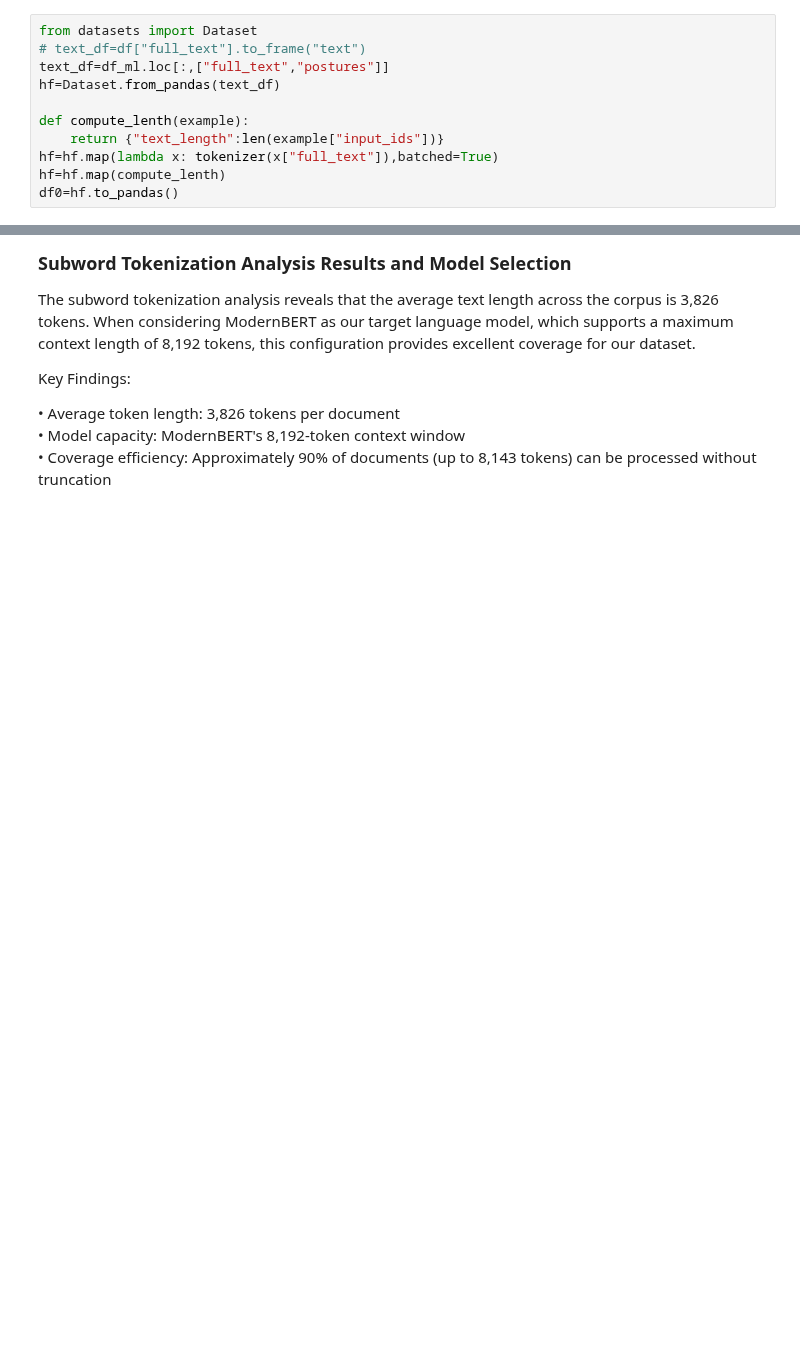
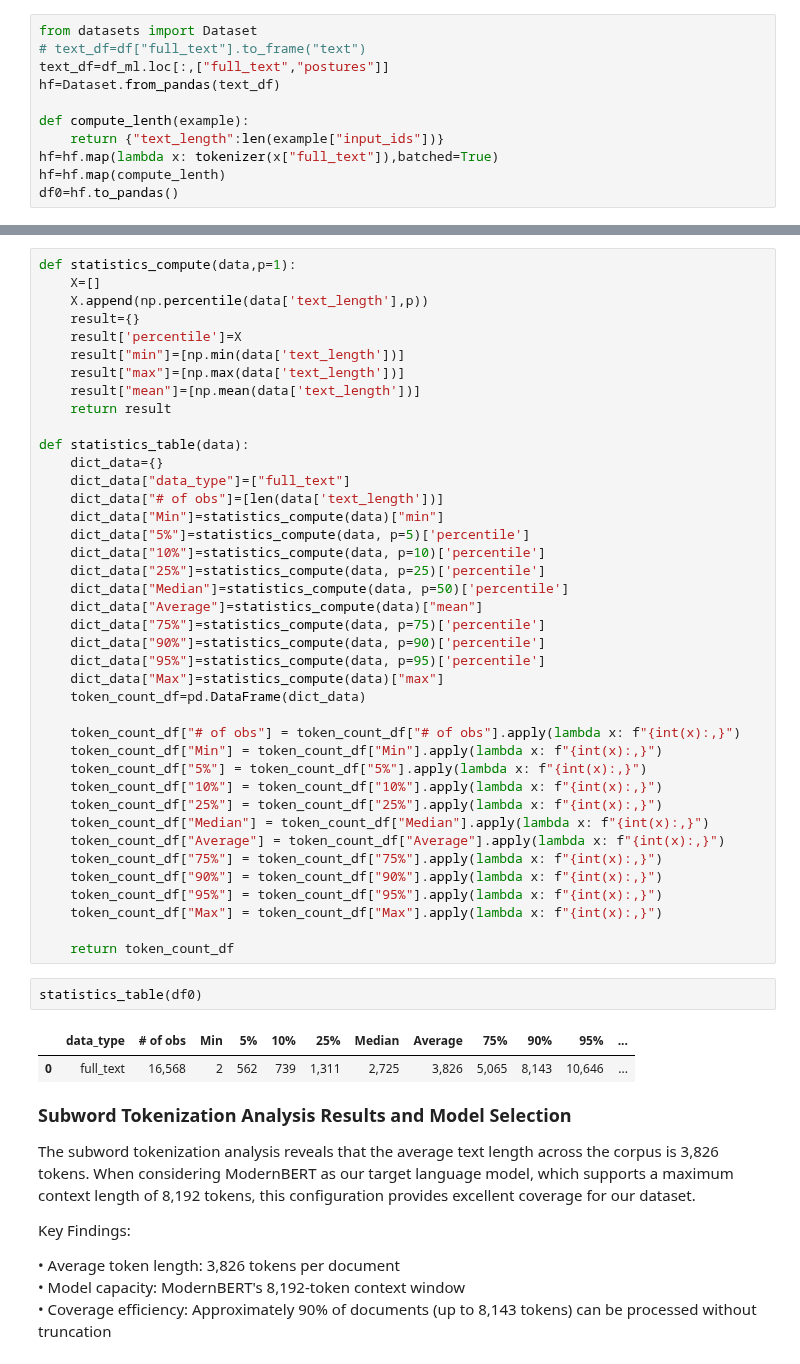
Before and after one commit to iamjiang/Misc, a Jupyter notebook: report/data_analysis_q1.ipynb, the cells around one changed output, grey strips where cells are left out. Cells and saved outputs as stored; diff of their text form; blank space fills up the shorter version.

Commit message:
update data analysis

```diff
--- a/report/data_analysis_q1.ipynb
+++ b/report/data_analysis_q1.ipynb
@@ -1127,3 +1118,48 @@ plt.show()
+# %%
+def statistics_compute(data,p=1):
+    X=[]
+    X.append(np.percentile(data['text_length'],p))
+    result={}
+    result['percentile']=X
+    result["min"]=[np.min(data['text_length'])]
+    result["max"]=[np.max(data['text_length'])]
+    result["mean"]=[np.mean(data['text_length'])]
+    return result
+
+def statistics_table(data):
+    dict_data={}
+    dict_data["data_type"]=["full_text"]
+    dict_data["# of obs"]=[len(data['text_length'])]
+    dict_data["Min"]=statistics_compute(data)["min"]
+    dict_data["5%"]=statistics_compute(data, p=5)['percentile']
+    dict_data["10%"]=statistics_compute(data, p=10)['percentile']
+    dict_data["25%"]=statistics_compute(data, p=25)['percentile']
+    dict_data["Median"]=statistics_compute(data, p=50)['percentile']
+    dict_data["Average"]=statistics_compute(data)["mean"]
+    dict_data["75%"]=statistics_compute(data, p=75)['percentile']
+    dict_data["90%"]=statistics_compute(data, p=90)['percentile']
+    dict_data["95%"]=statistics_compute(data, p=95)['percentile']
+    dict_data["Max"]=statistics_compute(data)["max"]
+    token_count_df=pd.DataFrame(dict_data)
+
+    token_count_df["# of obs"] = token_count_df["# of obs"].apply(lambda x: f"{int(x):,}")
+    token_count_df["Min"] = token_count_df["Min"].apply(lambda x: f"{int(x):,}")
+    token_count_df["5%"] = token_count_df["5%"].apply(lambda x: f"{int(x):,}")
+    token_count_df["10%"] = token_count_df["10%"].apply(lambda x: f"{int(x):,}")
+    token_count_df["25%"] = token_count_df["25%"].apply(lambda x: f"{int(x):,}")
+    token_count_df["Median"] = token_count_df["Median"].apply(lambda x: f"{int(x):,}")
+    token_count_df["Average"] = token_count_df["Average"].apply(lambda x: f"{int(x):,}")
+    token_count_df["75%"] = token_count_df["75%"].apply(lambda x: f"{int(x):,}")
+    token_count_df["90%"] = token_count_df["90%"].apply(lambda x: f"{int(x):,}")
+    token_count_df["95%"] = token_count_df["95%"].apply(lambda x: f"{int(x):,}")
+    token_count_df["Max"] = token_count_df["Max"].apply(lambda x: f"{int(x):,}")
+
+    return token_count_df
+# %%
+statistics_table(df0)
+# %% [output]
+|  | data_type | # of obs | Min | 5% | 10% | 25% | Median | Average | 75% | 90% | 95% | ... |
+| 0 | full_text | 16,568 | 2 | 562 | 739 | 1,311 | 2,725 | 3,826 | 5,065 | 8,143 | 10,646 | ... |
 # %% [markdown]
 <span style="font-weight: bold; font-size: 18px;">**Subword Tokenization Analysis Results and Model Selection**</br>
 
```
Also changed, not shown: parts of 9 cells of this notebook.
